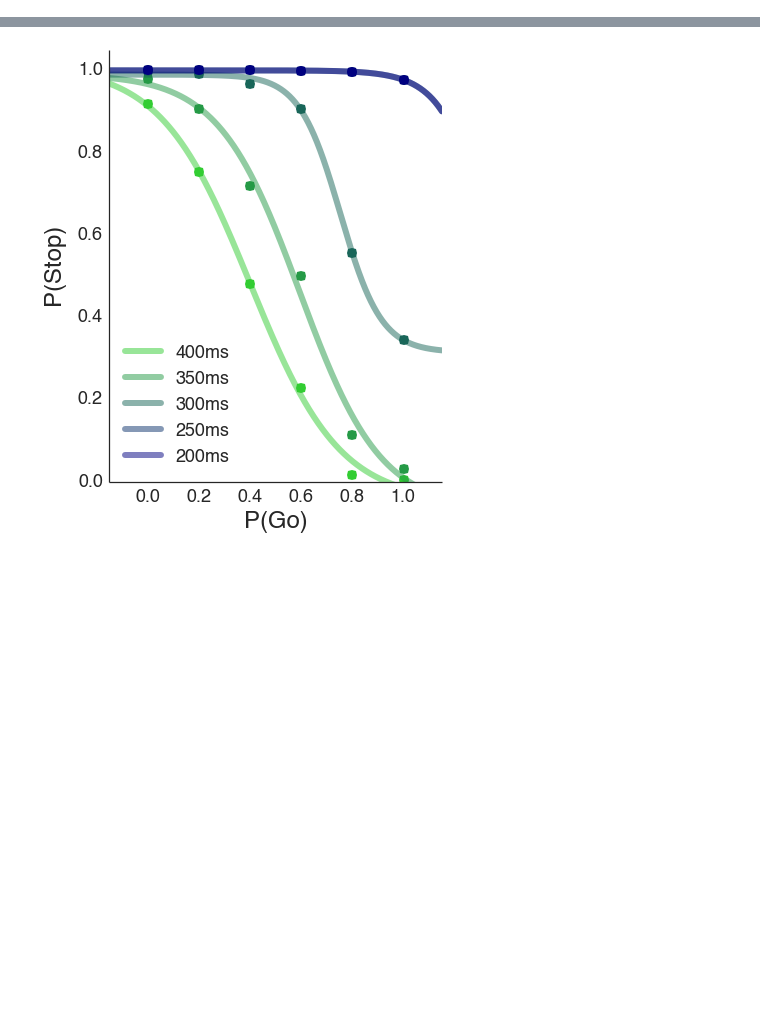
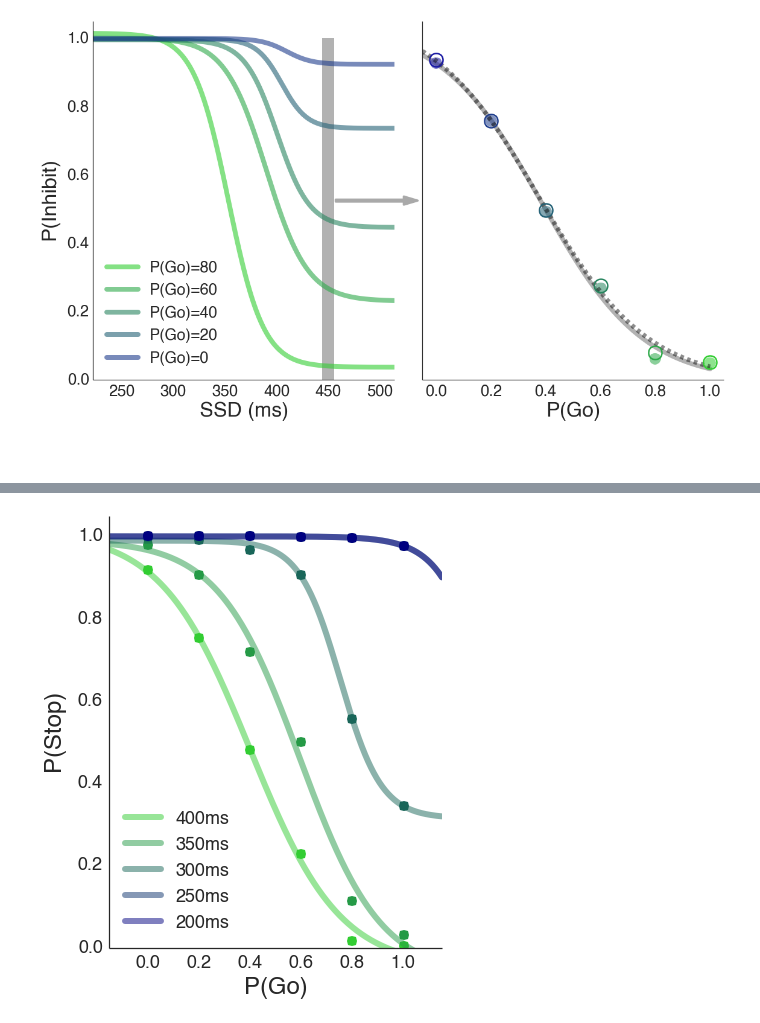
Before and after one commit to dunovank/pynb, a Jupyter notebook: RePro Factorial.ipynb, the cells around one changed output, grey strips where cells are left out. Cells and saved outputs as stored; diff of their text form; code cells hidden in the pictures; blank space fills up the shorter version.

```diff
--- a/RePro Factorial.ipynb
+++ b/RePro Factorial.ipynb
@@ -9,0 +37,18 @@ mu_ss=-2.17; ssTer=.099; ssRe_TB=.653; ssPro_TB=.6; nt=3000; sTB=.00001; ssTer_v
+# %%
+psy=reload(psy)
+#Probability of Inhibit on Y
+#seperate lines for each probability condition, each point is SSD
+
+#plist=[np.array(i, dtype='float')[::-1] for i in pro_sacc2]
+plist=[np.array([ nan,  nan,  nan,  nan,  nan,  nan], dtype='float'),
+       np.array([ 0.02787456, 0.01453958, 0.0952381, 0.56397306, 0.99013158, 1.0000], dtype='float'),
+       np.array([ 0.24568611, 0.24063281, 0.52631579, 0.89834711, 1.0000, 1.0000], dtype='float'),
+       np.array([ 0.4561707, 0.4589156, 0.72884097, 0.9640914, 1.0000, 1.0000], dtype='float'),
+       np.array([ 0.73858921, 0.74132091, 0.89432242, 0.99121339, 1.0000, 1.0000], dtype='float'),
+       np.array([ 0.92433333, 0.92666667, 0.97633333, 0.99833333, 1.0000, 1.0000], dtype='float')]
+
+f=psy.factorial_scurves(ysim=plist[1:], task='ssRe', labels=labels)
+# %% [output]
+[figure, added]
+# %% [markdown]
+###
```
Also changed, not shown: parts of 13 cells of this notebook, 8 other files.
